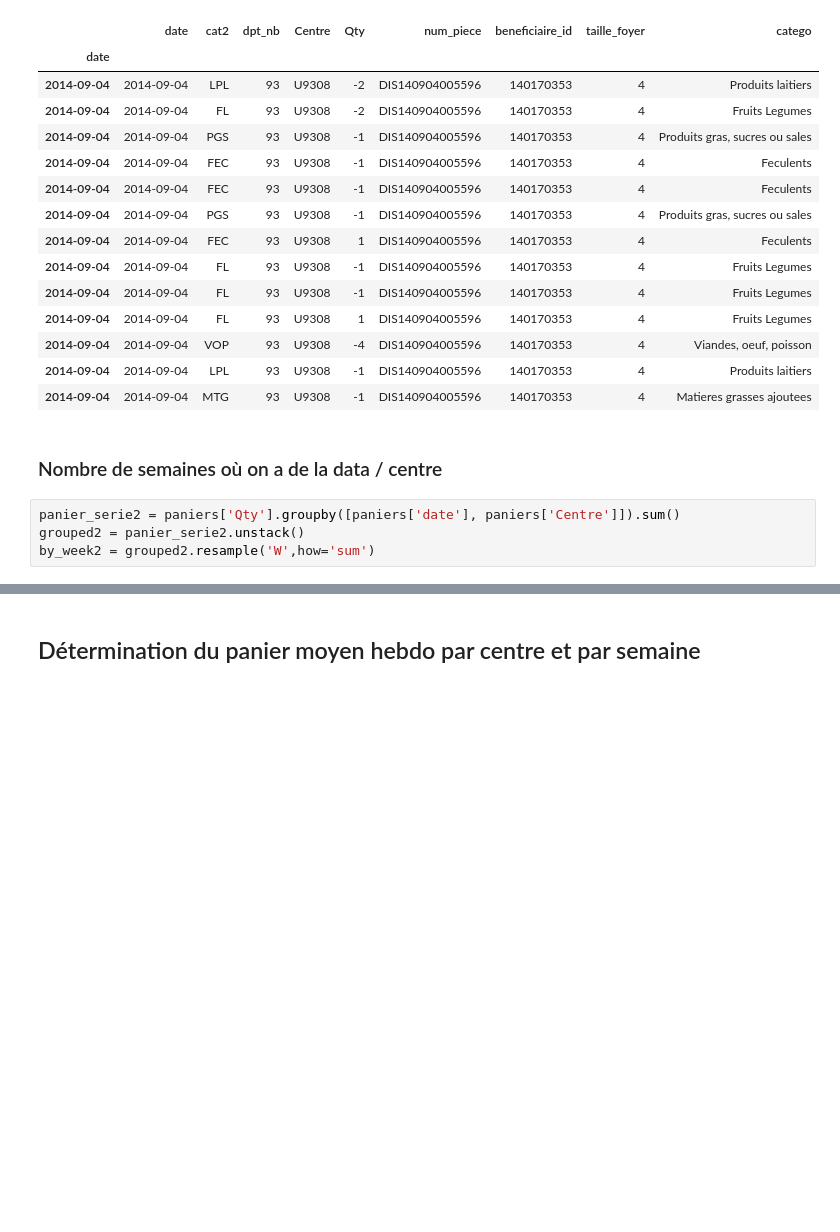
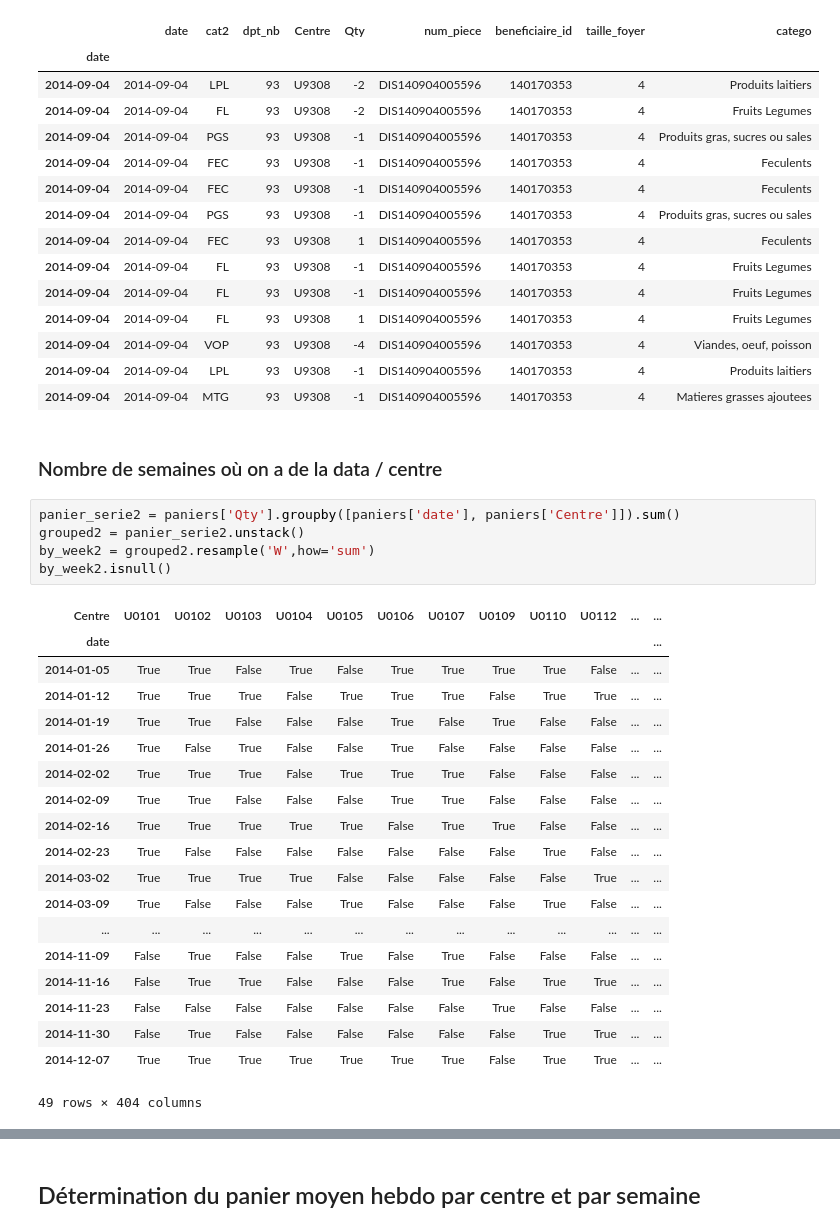
Before and after one commit to dataforgoodfr/croixrouge, a Jupyter notebook: data/paniers/paniers.ipynb, the cells around one changed output, grey strips where cells are left out. Cells and saved outputs as stored; diff of their text form; blank space fills up the shorter version.

```diff
--- a/data/paniers/paniers.ipynb
+++ b/data/paniers/paniers.ipynb
@@ -203,7 +211,28 @@ paniers[paniers['num_piece'] == 'DIS140904005596']
 # %%
 panier_serie2 = paniers['Qty'].groupby([paniers['date'], paniers['Centre']]).sum()
 grouped2 = panier_serie2.unstack()
 by_week2 = grouped2.resample('W',how='sum')
+by_week2.isnull()
+# %% [output]
+| Centre | U0101 | U0102 | U0103 | U0104 | U0105 | U0106 | U0107 | U0109 | U0110 | U0112 | ... | ... |
+| date |  |  |  |  |  |  |  |  |  |  |  | ... |
+| 2014-01-05 | True | True | False | True | False | True | True | True | True | False | ... | ... |
+| 2014-01-12 | True | True | True | False | True | True | True | False | True | True | ... | ... |
+| 2014-01-19 | True | True | False | False | False | True | False | True | False | False | ... | ... |
+| 2014-01-26 | True | False | True | False | False | True | False | False | False | False | ... | ... |
+| 2014-02-02 | True | True | True | False | True | True | True | False | False | False | ... | ... |
+| 2014-02-09 | True | True | False | False | False | True | True | False | False | False | ... | ... |
+| 2014-02-16 | True | True | True | True | True | False | True | True | False | False | ... | ... |
+| 2014-02-23 | True | False | False | False | False | False | False | False | True | False | ... | ... |
+| 2014-03-02 | True | True | True | True | False | False | False | False | False | True | ... | ... |
+| 2014-03-09 | True | False | False | False | True | False | False | False | True | False | ... | ... |
+| ... | ... | ... | ... | ... | ... | ... | ... | ... | ... | ... | ... | ... |
+| 2014-11-09 | False | True | False | False | True | False | True | False | False | False | ... | ... |
+| 2014-11-16 | False | True | True | False | False | False | True | False | True | True | ... | ... |
+| 2014-11-23 | False | False | False | False | False | False | False | True | False | False | ... | ... |
+| 2014-11-30 | False | True | False | False | False | False | False | False | True | True | ... | ... |
+| 2014-12-07 | True | True | True | True | True | True | True | False | True | True | ... | ... |
+49 rows × 404 columns
 # %%
 active_weeks = pd.DataFrame()
 active_weeks['nb_weeks'] = 49 - by_week2.isnull().sum()
```
Also changed, not shown: parts of 6 cells of this notebook.
